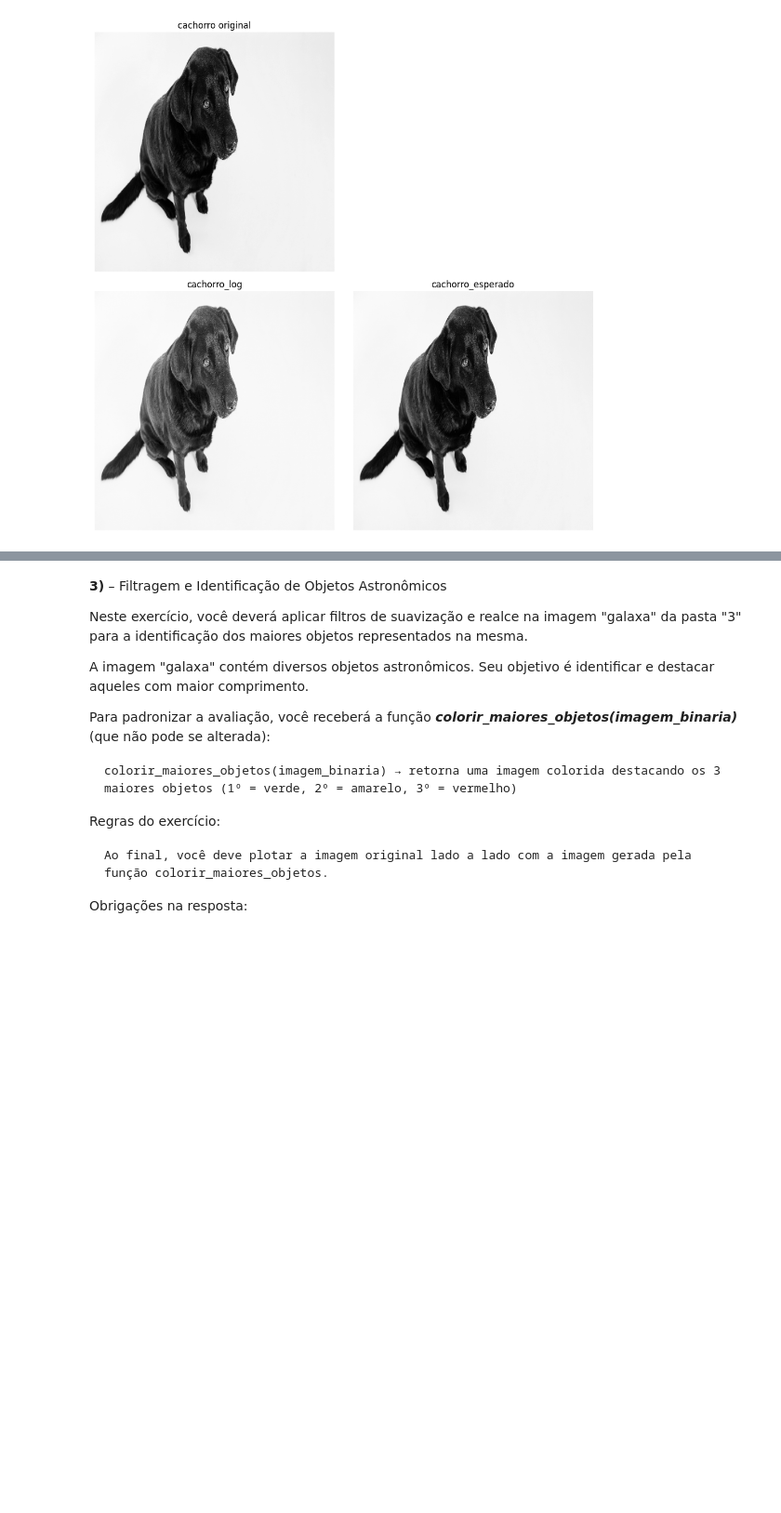
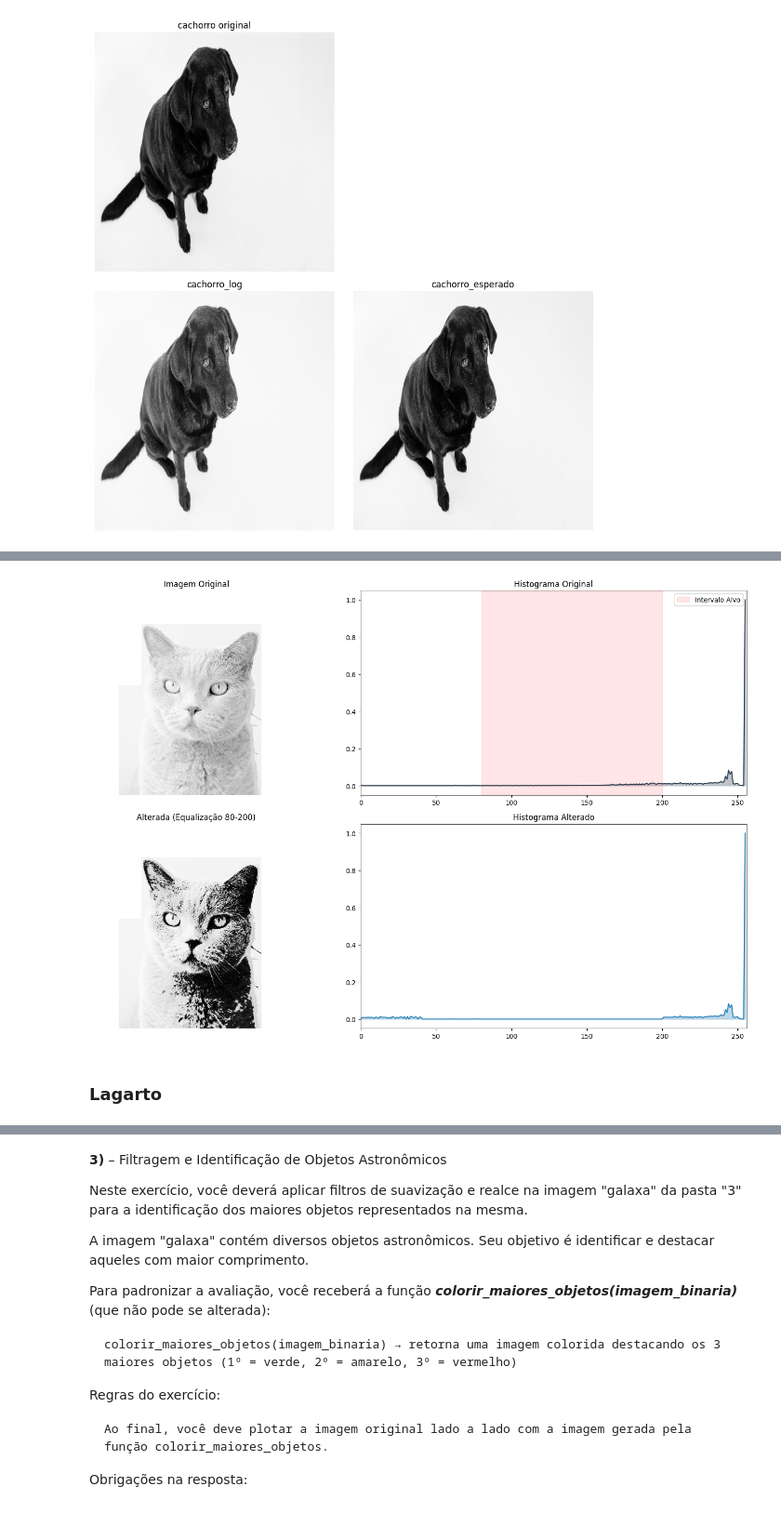
Before and after one commit to Jolusca/ProcessImagens, a Jupyter notebook: Projeto2/Transformações_de_intensidade_e_filtragem_espacial.ipynb, the cells around one changed output, grey strips where cells are left out. Shown at 93% size. Drawn from its saved outputs; the diff is of its cells as text; code cells hidden in the pictures; blank space fills up the shorter version.

```diff
--- a/Projeto2/Transformações_de_intensidade_e_filtragem_espacial.ipynb
+++ b/Projeto2/Transformações_de_intensidade_e_filtragem_espacial.ipynb
@@ -295 +326,64 @@ plt.show()
+# %%
+# Garantir que seja uint8 para as funções do OpenCV
+if gato is not None and gato.dtype != np.uint8:
+    gato = cv2.normalize(gato, None, 0, 255, cv2.NORM_MINMAX).astype(np.uint8)
+
+# 2. Definição do intervalo de intensidades para equalizar
+# Exemplo: focar nos tons mais escuros e médios
+limite_inf = 80
+limite_sup = 200
+
+# Criar máscara para o intervalo
+mascara = cv2.inRange(gato, limite_inf, limite_sup)
+
+# 3. Processamento seletivo
+# Equaliza a imagem toda e depois filtra apenas os pixels da máscara
+gato_equ_total = cv2.equalizeHist(gato)
+gato_alterado = gato.copy()
+gato_alterado[mascara > 0] = gato_equ_total[mascara > 0]
+
+# 4. Cálculo e normalização dos histogramas
+hist_ori = cv2.calcHist([gato], [0], None, [256], [0, 256])
+hist_alt = cv2.calcHist([gato_alterado], [0], None, [256], [0, 256])
+
+hist_ori_norm = cv2.normalize(hist_ori, None, 0, 1, cv2.NORM_MINMAX)
+hist_alt_norm = cv2.normalize(hist_alt, None, 0, 1, cv2.NORM_MINMAX)
+
+# 5. Configuração da exibição (2 linhas, 2 colunas)
+plt.figure(figsize=(16, 10))
+
+# Quadrante 1: Imagem Original
+plt.subplot(2, 2, 1)
+plt.imshow(gato, cmap='gray', vmin=0, vmax=255)
+plt.title('Imagem Original')
+plt.axis('off')
+
+# Quadrante 2: Histograma Original
+plt.subplot(2, 2, 2)
+plt.plot(hist_ori_norm, color='#2c3e50')
+plt.fill_between(range(256), hist_ori_norm.flatten(), color='#2c3e50', alpha=0.3)
+plt.axvspan(limite_inf, limite_sup, color='red', alpha=0.1, label='Intervalo Alvo')
+plt.title('Histograma Original')
+plt.xlim([0, 256])
+plt.legend()
+
+# Quadrante 3: Imagem Alterada
+plt.subplot(2, 2, 3)
+plt.imshow(gato_alterado, cmap='gray', vmin=0, vmax=255)
+plt.title(f'Alterada (Equalização {limite_inf}-{limite_sup})')
+plt.axis('off')
+
+# Quadrante 4: Histograma Alterado
+plt.subplot(2, 2, 4)
+plt.plot(hist_alt_norm, color='#2980b9')
+plt.fill_between(range(256), hist_alt_norm.flatten(), color='#2980b9', alpha=0.3)
+plt.title('Histograma Alterado')
+plt.xlim([0, 256])
+
+plt.tight_layout()
+plt.show()
+# %% [output]
+[figure, added]
+# %% [markdown]
+### Lagarto
 # %% [markdown]
```
Also changed, not shown: parts of 4 cells of this notebook.
